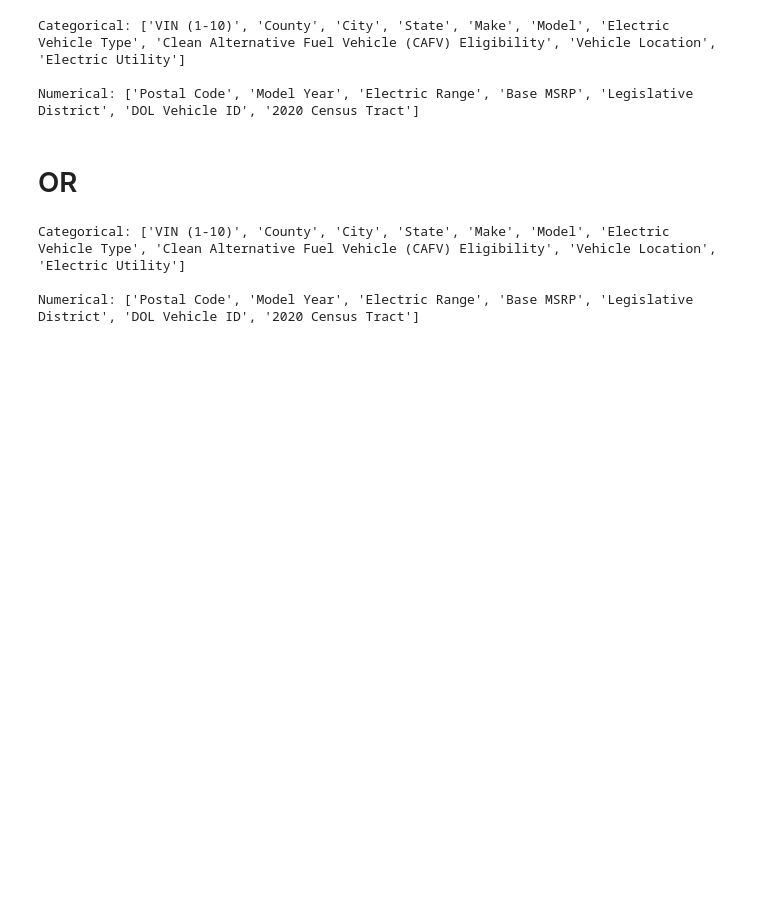
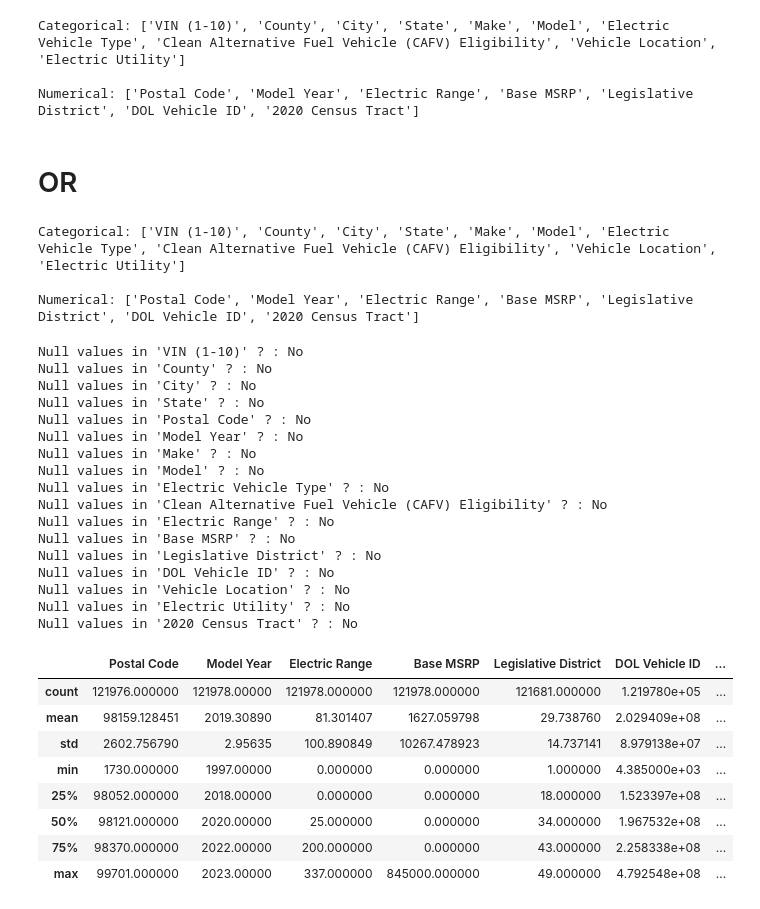
Before and after one commit to dharantej1/TEK_Training, a Jupyter notebook: Assignments/Data_Analysis/pandas/vehicleanalysis.ipynb, the cells around one changed output. Saved outputs shown, nothing was run; the diff lists cells and outputs as text; code cells hidden in the pictures; blank space fills up the shorter version.

```diff
--- a/Assignments/Data_Analysis/pandas/vehicleanalysis.ipynb
+++ b/Assignments/Data_Analysis/pandas/vehicleanalysis.ipynb
@@ -98,4 +99,37 @@ Categorical: ['VIN (1-10)', 'County', 'City', 'State', 'Make', 'Model', 'Electri
 
 Numerical: ['Postal Code', 'Model Year', 'Electric Range', 'Base MSRP', 'Legislative District', 'DOL Vehicle ID', '2020 Census Tract']
 # %%
-# 5
+# 5 Perform basic analysis on the dataset by checking the null values, finding the summary statisitics on the data
+for i, j in zip(df.columns, df.columns.isnull()):
+    print("Null values in '{}' ? : {}".format(i,'Yes' if j==True else 'No'))
+# there are no null values in the respective columns as we get False for all the columns
+
+df.describe()
+# we get to know all the statistical information about the data set from this command
+# %% [output]
+Null values in 'VIN (1-10)' ? : No
+Null values in 'County' ? : No
+Null values in 'City' ? : No
+Null values in 'State' ? : No
+Null values in 'Postal Code' ? : No
+Null values in 'Model Year' ? : No
+Null values in 'Make' ? : No
+Null values in 'Model' ? : No
+Null values in 'Electric Vehicle Type' ? : No
+Null values in 'Clean Alternative Fuel Vehicle (CAFV) Eligibility' ? : No
+Null values in 'Electric Range' ? : No
+Null values in 'Base MSRP' ? : No
+Null values in 'Legislative District' ? : No
+Null values in 'DOL Vehicle ID' ? : No
+Null values in 'Vehicle Location' ? : No
+Null values in 'Electric Utility' ? : No
+Null values in '2020 Census Tract' ? : No
+|  | Postal Code | Model Year | Electric Range | Base MSRP | Legislative District | DOL Vehicle ID | ... |
+| count | 121976.000000 | 121978.00000 | 121978.000000 | 121978.000000 | 121681.000000 | 1.219780e+05 | ... |
+| mean | 98159.128451 | 2019.30890 | 81.301407 | 1627.059798 | 29.738760 | 2.029409e+08 | ... |
+| std | 2602.756790 | 2.95635 | 100.890849 | 10267.478923 | 14.737141 | 8.979138e+07 | ... |
+| min | 1730.000000 | 1997.00000 | 0.000000 | 0.000000 | 1.000000 | 4.385000e+03 | ... |
+| 25% | 98052.000000 | 2018.00000 | 0.000000 | 0.000000 | 18.000000 | 1.523397e+08 | ... |
+| 50% | 98121.000000 | 2020.00000 | 25.000000 | 0.000000 | 34.000000 | 1.967532e+08 | ... |
+| 75% | 98370.000000 | 2022.00000 | 200.000000 | 0.000000 | 43.000000 | 2.258338e+08 | ... |
+| max | 99701.000000 | 2023.00000 | 337.000000 | 845000.000000 | 49.000000 | 4.792548e+08 | ... |
```
Also changed, not shown: parts of 10 cells of this notebook.
